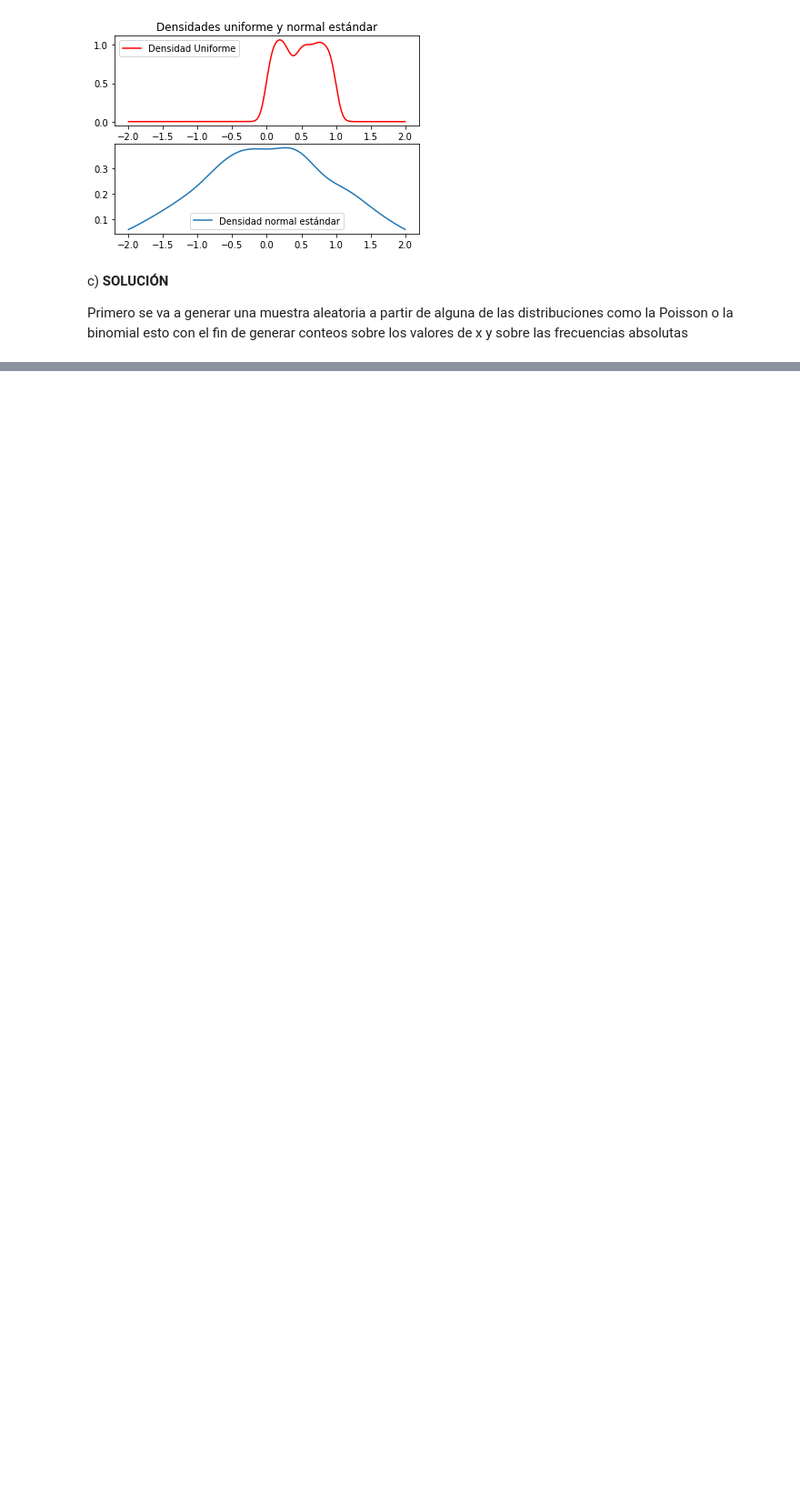
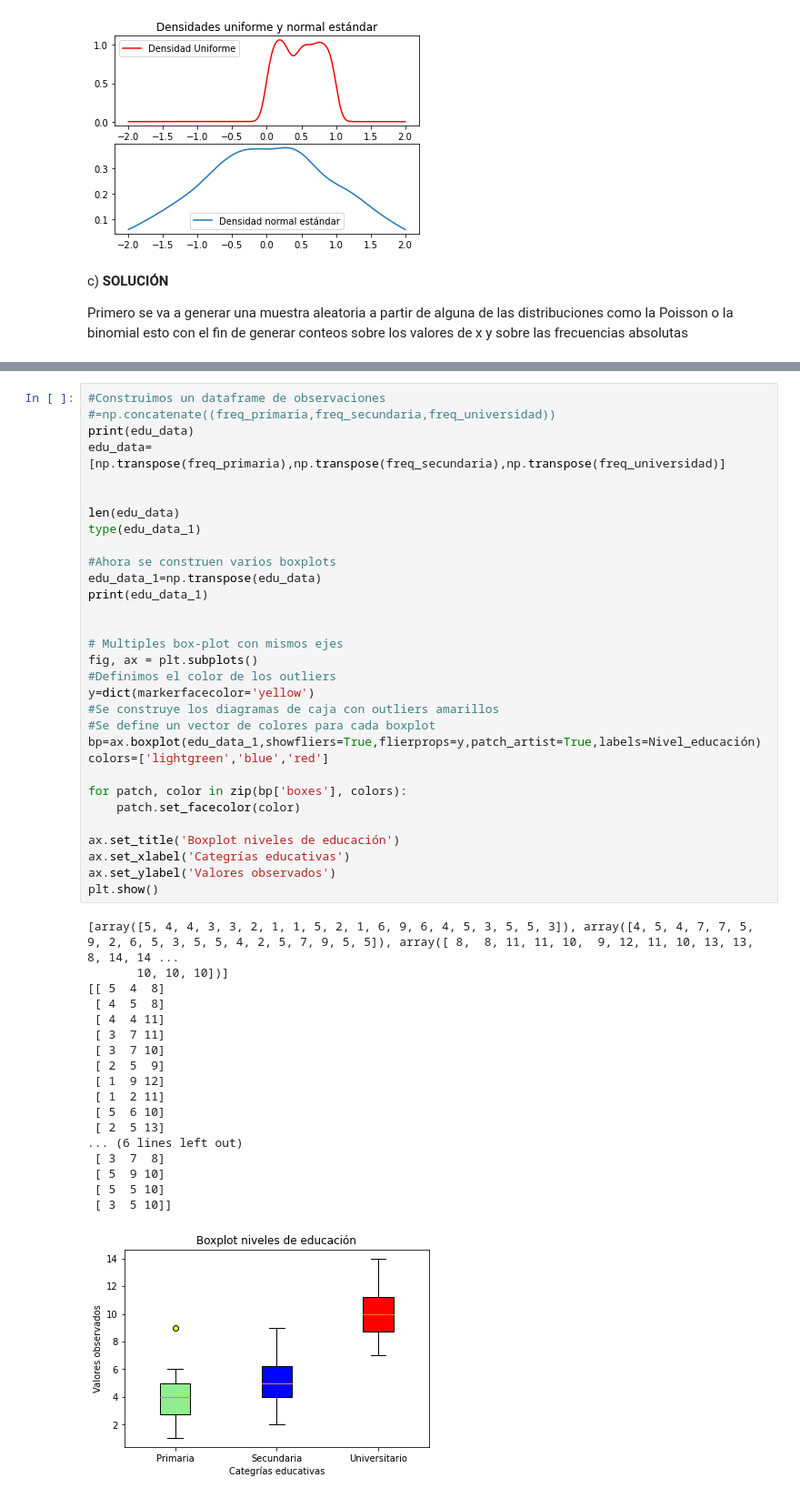
Before and after one commit to vichacker1234/Proyectos_IA, a Jupyter notebook: Libreria_matplot_lib.ipynb, the cells around one changed output, grey strips where cells are left out. Shown: that part at 91% size. Cells and saved outputs as stored; diff of their text form; blank space fills up the shorter version.

```diff
--- a/Libreria_matplot_lib.ipynb
+++ b/Libreria_matplot_lib.ipynb
@@ -776,0 +795,50 @@ print(freq_universidad)
+# %%
+#Construimos un dataframe de observaciones
+#=np.concatenate((freq_primaria,freq_secundaria,freq_universidad))
+print(edu_data)
+edu_data=[np.transpose(freq_primaria),np.transpose(freq_secundaria),np.transpose(freq_universidad)]
+
+
+len(edu_data)
+type(edu_data_1)
+
+#Ahora se construen varios boxplots
+edu_data_1=np.transpose(edu_data)
+print(edu_data_1)
+
+
+# Multiples box-plot con mismos ejes
+fig, ax = plt.subplots()
+#Definimos el color de los outliers
+y=dict(markerfacecolor='yellow')
+#Se construye los diagramas de caja con outliers amarillos
+#Se define un vector de colores para cada boxplot
+bp=ax.boxplot(edu_data_1,showfliers=True,flierprops=y,patch_artist=True,labels=Nivel_educación)
+colors=['lightgreen','blue','red']
+
+for patch, color in zip(bp['boxes'], colors):
+    patch.set_facecolor(color)
+
+ax.set_title('Boxplot niveles de educación')
+ax.set_xlabel('Categrías educativas')
+ax.set_ylabel('Valores observados')
+plt.show()
+# %% [output]
+[array([5, 4, 4, 3, 3, 2, 1, 1, 5, 2, 1, 6, 9, 6, 4, 5, 3, 5, 5, 3]), array([4, 5, 4, 7, 7, 5, 9, 2, 6, 5, 3, 5, 5, 4, 2, 5, 7, 9, 5, 5]), array([ 8,  8, 11, 11, 10,  9, 12, 11, 10, 13, 13,  8, 14, 14 ...
+       10, 10, 10])]
+[[ 5  4  8]
+ [ 4  5  8]
+ [ 4  4 11]
+ [ 3  7 11]
+ [ 3  7 10]
+ [ 2  5  9]
+ [ 1  9 12]
+ [ 1  2 11]
+ [ 5  6 10]
+ [ 2  5 13]
+... (6 lines left out)
+ [ 3  7  8]
+ [ 5  9 10]
+ [ 5  5 10]
+ [ 3  5 10]]
+[figure, added]
```
Also changed, not shown: parts of 3 cells of this notebook.
